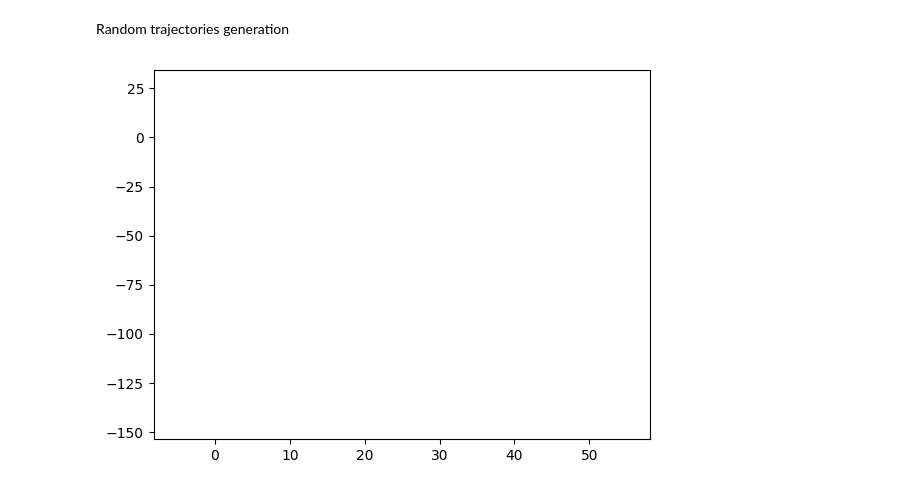
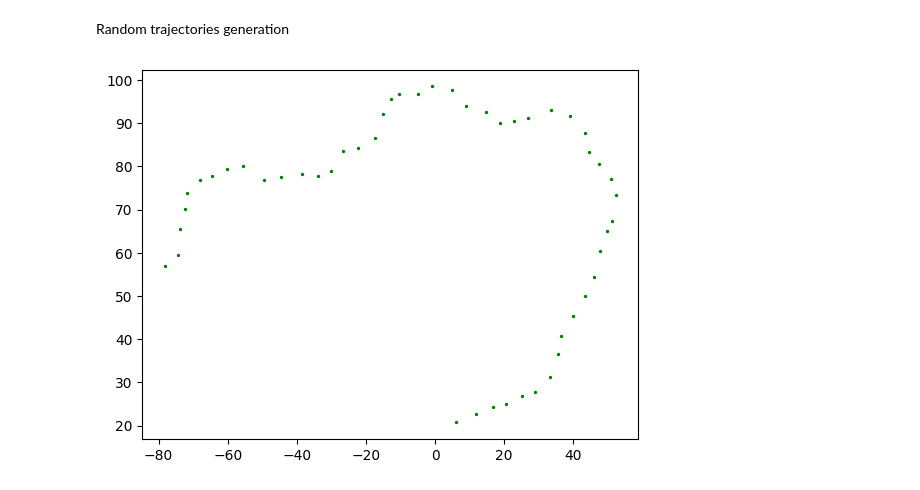
Before and after one commit to aaboiko/buoy_sonar_python, a Jupyter notebook: utils.ipynb, the cells around one changed output. Cells and saved outputs as stored; diff of their text form; code cells hidden in the pictures.

```diff
--- a/utils.ipynb
+++ b/utils.ipynb
@@ -684,28 +684,28 @@ Random trajectories generation
 # %%
 start = np.array([0, 20, 0, 0, 0, 0])
 v_mean = 5
 sigma_v = 1
 sigma_angle = np.pi / 8
 
 traj = [start]
 
 for t in range(50):
     x_prev, y_prev, z_prev, roll_prev, pitch_prev, yaw_prev = traj[t]
     v = np.random.normal(v_mean, sigma_v)
     angle = roll_prev + np.random.normal(0, sigma_angle)
 
     x = x_prev + v * np.cos(angle)
     y = y_prev + v * np.sin(angle)
     z = 0
     roll = angle
     pitch = 0
     yaw = 0
 
     point_new = np.array([x, y, z, roll, pitch, yaw])
     traj.append(point_new)
 
-    plt.plot(traj[t][0], traj[t][1], color='green')
+    plt.scatter(x, y, s=2, color='green')
 
 plt.show()
 # %% [output]
-[figure, old version]
+[figure, new version]
```
Also changed, not shown: parts of 1 cell of this notebook, 1 other file.
